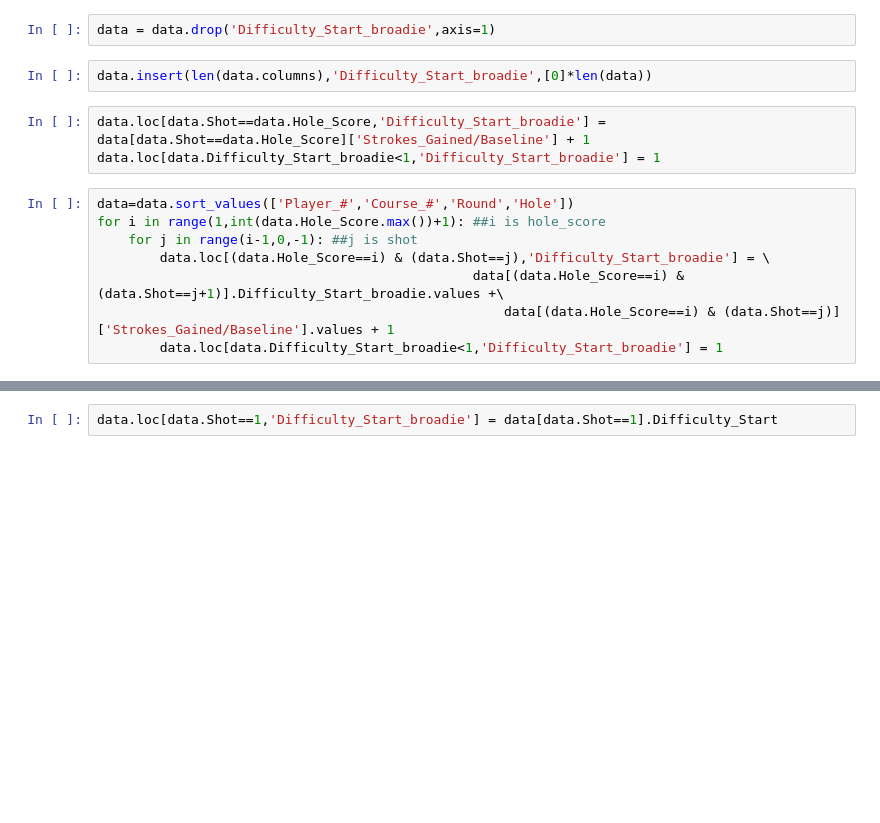
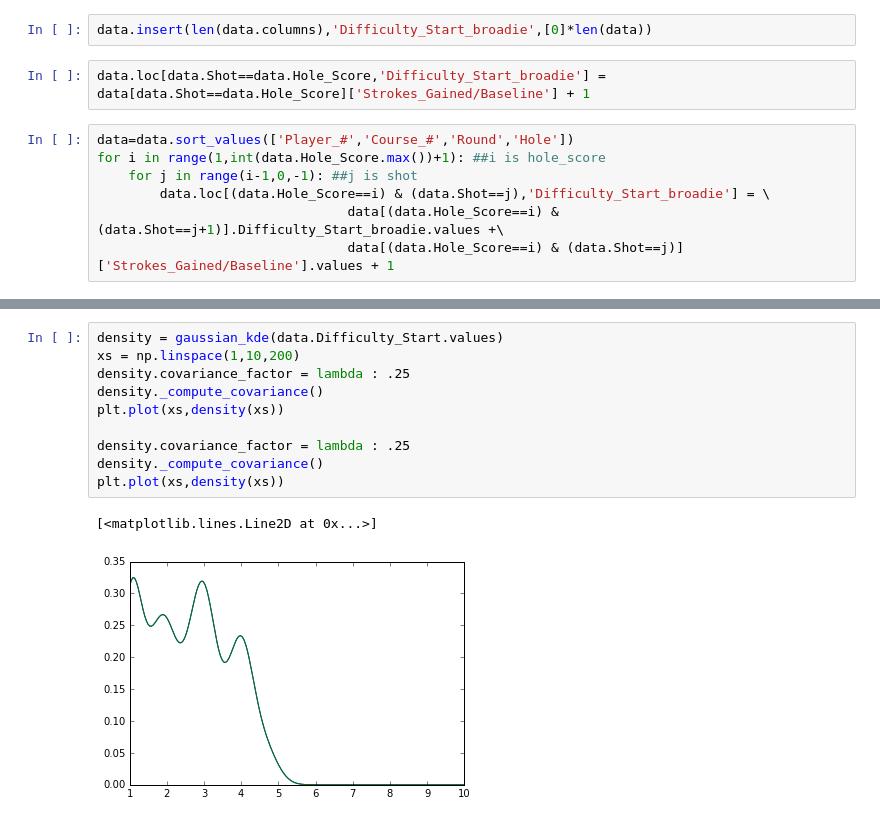
Before and after one commit to adamwlev/StrokesGained2, a Jupyter notebook: Modeling/Accuracy.ipynb, the cells around one changed output, grey strips where cells are left out. Saved outputs shown, nothing was run; the diff lists cells and outputs as text; blank space fills up the shorter version.

```diff
--- a/Modeling/Accuracy.ipynb
+++ b/Modeling/Accuracy.ipynb
@@ -127,18 +54,14 @@ np.mean((data.Shots_taken_from_location-data.Difficulty_Start_exp)**2)**.5
-# %%
-data = data.drop('Difficulty_Start_broadie',axis=1)
 # %%
 data.insert(len(data.columns),'Difficulty_Start_broadie',[0]*len(data))
 # %%
 data.loc[data.Shot==data.Hole_Score,'Difficulty_Start_broadie'] = data[data.Shot==data.Hole_Score]['Strokes_Gained/Baseline'] + 1
-data.loc[data.Difficulty_Start_broadie<1,'Difficulty_Start_broadie'] = 1
 # %%
 data=data.sort_values(['Player_#','Course_#','Round','Hole'])
 for i in range(1,int(data.Hole_Score.max())+1): ##i is hole_score
     for j in range(i-1,0,-1): ##j is shot
         data.loc[(data.Hole_Score==i) & (data.Shot==j),'Difficulty_Start_broadie'] = \
-                                                data[(data.Hole_Score==i) & (data.Shot==j+1)].Difficulty_Start_broadie.values +\
-                                                    data[(data.Hole_Score==i) & (data.Shot==j)]['Strokes_Gained/Baseline'].values + 1
-        data.loc[data.Difficulty_Start_broadie<1,'Difficulty_Start_broadie'] = 1
+                                data[(data.Hole_Score==i) & (data.Shot==j+1)].Difficulty_Start_broadie.values +\
+                                data[(data.Hole_Score==i) & (data.Shot==j)]['Strokes_Gained/Baseline'].values + 1
 # %%
 data.Difficulty_Start_broadie.describe()
 # %% [output]
@@ -153,6 +76,17 @@ max           5.031000
 Name: Difficulty_Start_broadie, dtype: float64
-# %%
-data.loc[data.Shot==1,'Difficulty_Start_broadie'] = data[data.Shot==1].Difficulty_Start
+# %%
+density = gaussian_kde(data.Difficulty_Start.values)
+xs = np.linspace(1,10,200)
+density.covariance_factor = lambda : .25
+density._compute_covariance()
+plt.plot(xs,density(xs))
+
+density.covariance_factor = lambda : .25
+density._compute_covariance()
+plt.plot(xs,density(xs))
+# %% [output]
+[<matplotlib.lines.Line2D at 0x...>]
+[figure, added]
 # %%
 np.mean((data.Shots_taken_from_location-data.Difficulty_Start_broadie)**2)**.5
 # %% [output]
```
Also changed, not shown: parts of 45 cells of this notebook.
